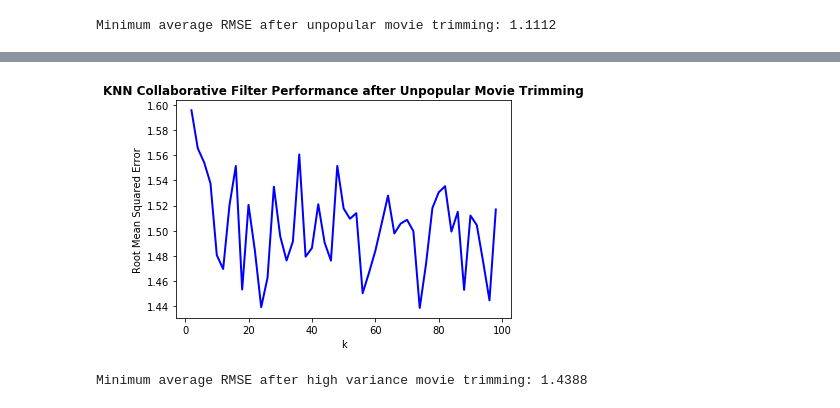
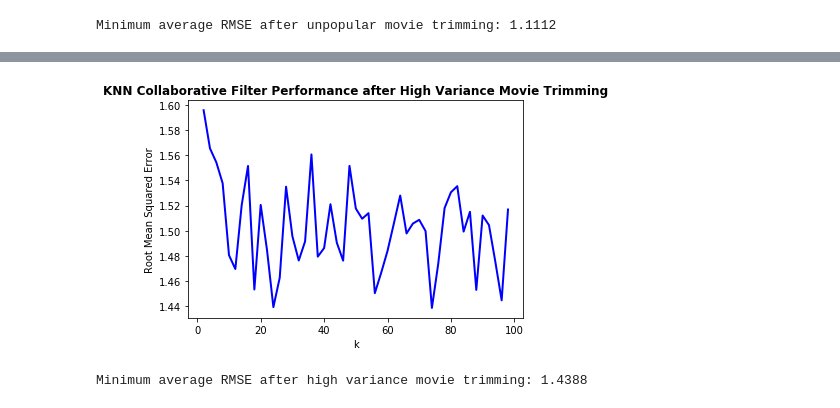
Before and after one commit to yuhaoyin/UCLA-20W-ECE219-LargeScaleDataMining, a Jupyter notebook: project3-recommedation-systems/project3_code.ipynb, the cells around one changed output, grey strips where cells are left out. Drawn from its saved outputs; the diff is of its cells as text; code cells hidden in the pictures.

```diff
--- a/project3-recommedation-systems/project3_code.ipynb
+++ b/project3-recommedation-systems/project3_code.ipynb
@@ -355,7 +352,7 @@ k: 98 | RMSE: 1.516844
 # %%
-plot_curve(ks, knn_rmse_high_var_trim, 'k', 'Root Mean Squared Error', 'KNN Collaborative Filter Performance after Unpopular Movie Trimming')
+plot_curve(ks, knn_rmse_high_var_trim, 'k', 'Root Mean Squared Error', 'KNN Collaborative Filter Performance after High Variance Movie Trimming')
 # %% [output]
-[figure, old version]
+[figure, new version]
 # %%
 print("Minimum average RMSE after high variance movie trimming: %.4f" %np.min(knn_rmse_high_var_trim))
 # %% [output]
```
Also changed, not shown: parts of 14 cells of this notebook, 1 other file.
